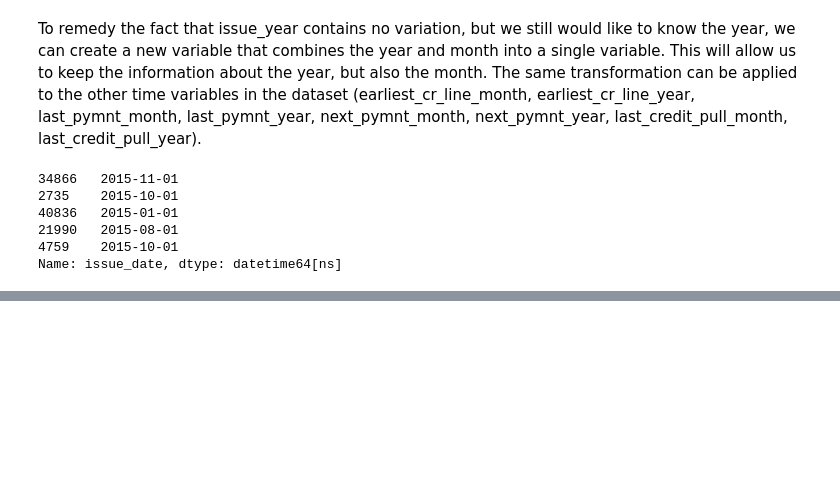
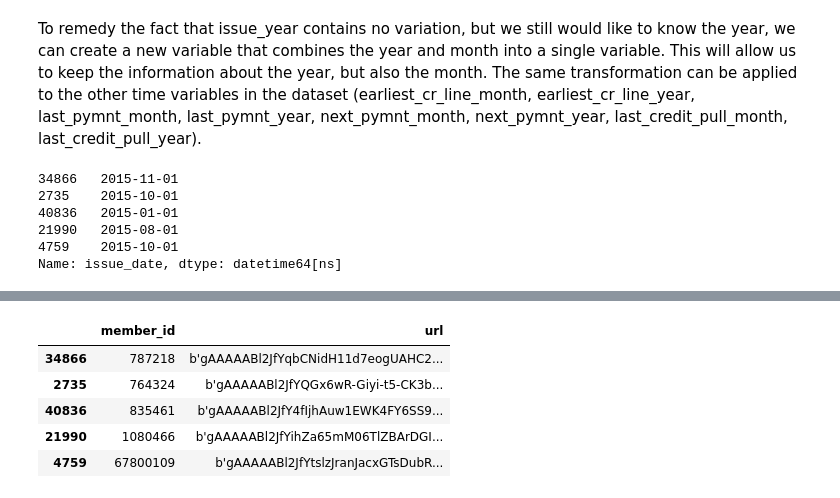
Before and after one commit to ykipfer/data_wrangling_testat, a Jupyter notebook: identify_dq_issues.ipynb, the cells around one changed output, grey strips where cells are left out. Drawn from its saved outputs; the diff is of its cells as text; code cells hidden in the pictures; blank space fills up the shorter version.

```diff
--- a/identify_dq_issues.ipynb
+++ b/identify_dq_issues.ipynb
@@ -163,0 +198,21 @@ df['url'] = df['url'].apply(lambda x: hash(x))
+# %%
+# generate private key
+private_key = Fernet.generate_key()
+
+# create fernet object
+fernet = Fernet(private_key)
+
+# Ensure that 'url' column is of type string if not convert it
+if isinstance(df['url'], str) is False:
+    df['url'] = df['url'].astype(str)
+
+# encrypt url
+df['url'] = df['url'].apply(lambda x: fernet.encrypt(x.encode()))
+df[['member_id', 'url']].head(5)
+# %% [output]
+|  | member_id | url |
+| 34866 | 787218 | b'gAAAAABl2JfYqbCNidH11d7eogUAHC2... |
+| 2735 | 764324 | b'gAAAAABl2JfYQGx6wR-Giyi-t5-CK3b... |
+| 40836 | 835461 | b'gAAAAABl2JfY4fIjhAuw1EWK4FY6SS9... |
+| 21990 | 1080466 | b'gAAAAABl2JfYihZa65mM06TlZBArDGI... |
+| 4759 | 67800109 | b'gAAAAABl2JfYtslzJranJacxGTsDubR... |
```
Also changed, not shown: parts of 15 cells of this notebook.
